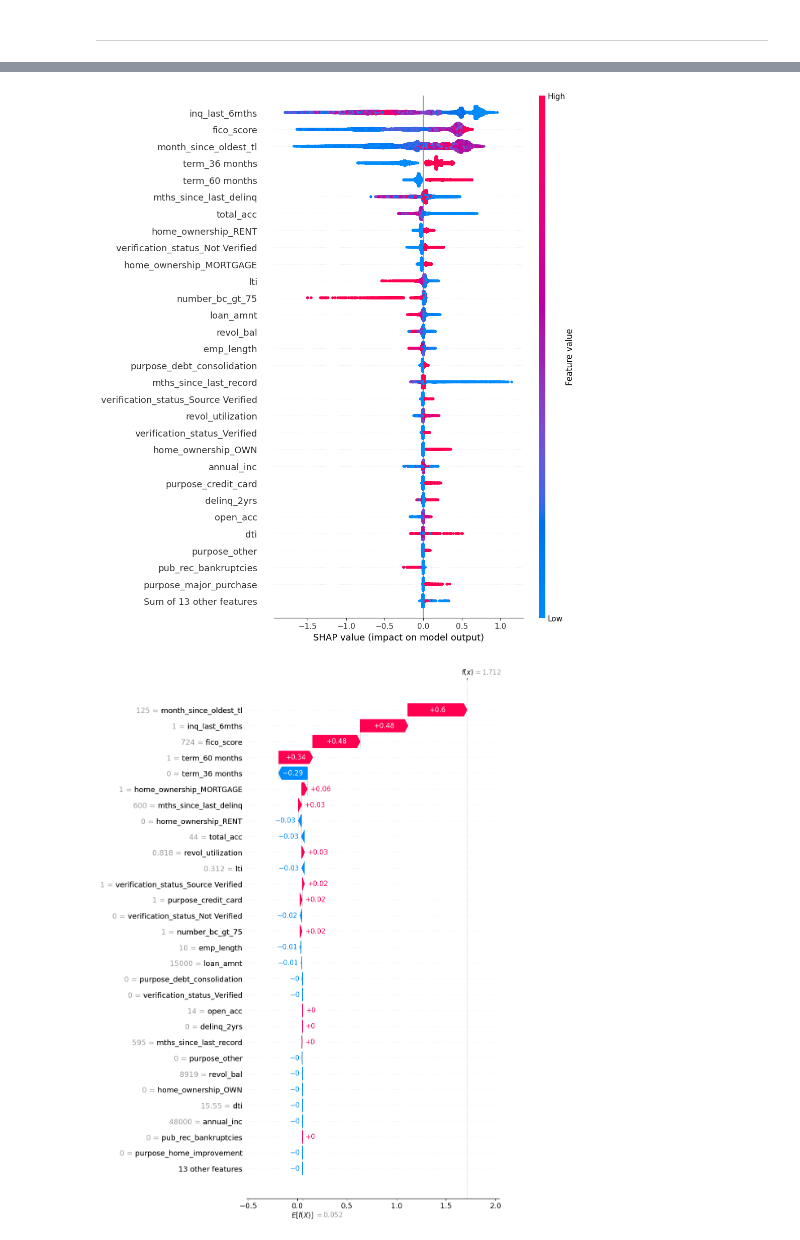
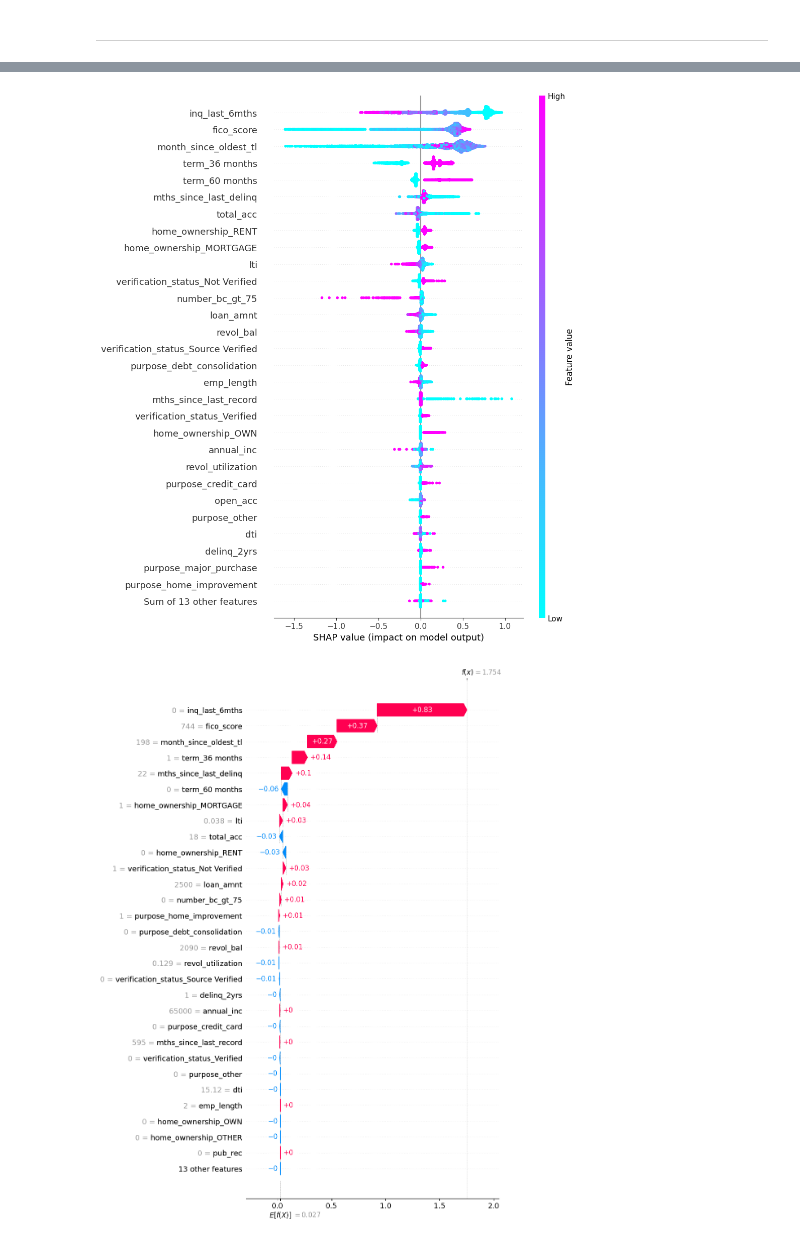
Before and after one commit to unnati026/JPMC-Case-Study, a Jupyter notebook: final (2).ipynb, the cells around one changed output, grey strips where cells are left out. Drawn from its saved outputs; the diff is of its cells as text; code cells hidden in the pictures.

```diff
--- a/final (2).ipynb
+++ b/final (2).ipynb
@@ -186,7 +186,7 @@ output_columns['r2'] = output_columns['recoveries'] / output_columns['total_pymn
 
 # r3
 
-output_columns['r3'] = output_columns['total_rec_int'] / output_columns['total_rec_prncp']
+output_columns['r3'] = output_columns['total_rec_int'] / output_columns['total_pymnt']
 
 # r4
 
@@ -1384,8 +1387,10 @@ hap_values = explainer(x_train)
+# %%
+shap_values = explainer(x_test)
 # %%
-shap.plots.beeswarm(hap_values, max_display=30)
+shap.plots.beeswarm(shap_values, max_display=30, color='cool')
 # %% [output]
-[figure, old version]
+[figure, new version]
 # %%
-shap.plots.waterfall(hap_values[0], max_display=30)
+shap.plots.waterfall(shap_values[0], max_display=30)
 # %% [output]
-[figure, old version]
+[figure, new version]
```
Also changed, not shown: parts of 36 cells of this notebook, 2 other files.
